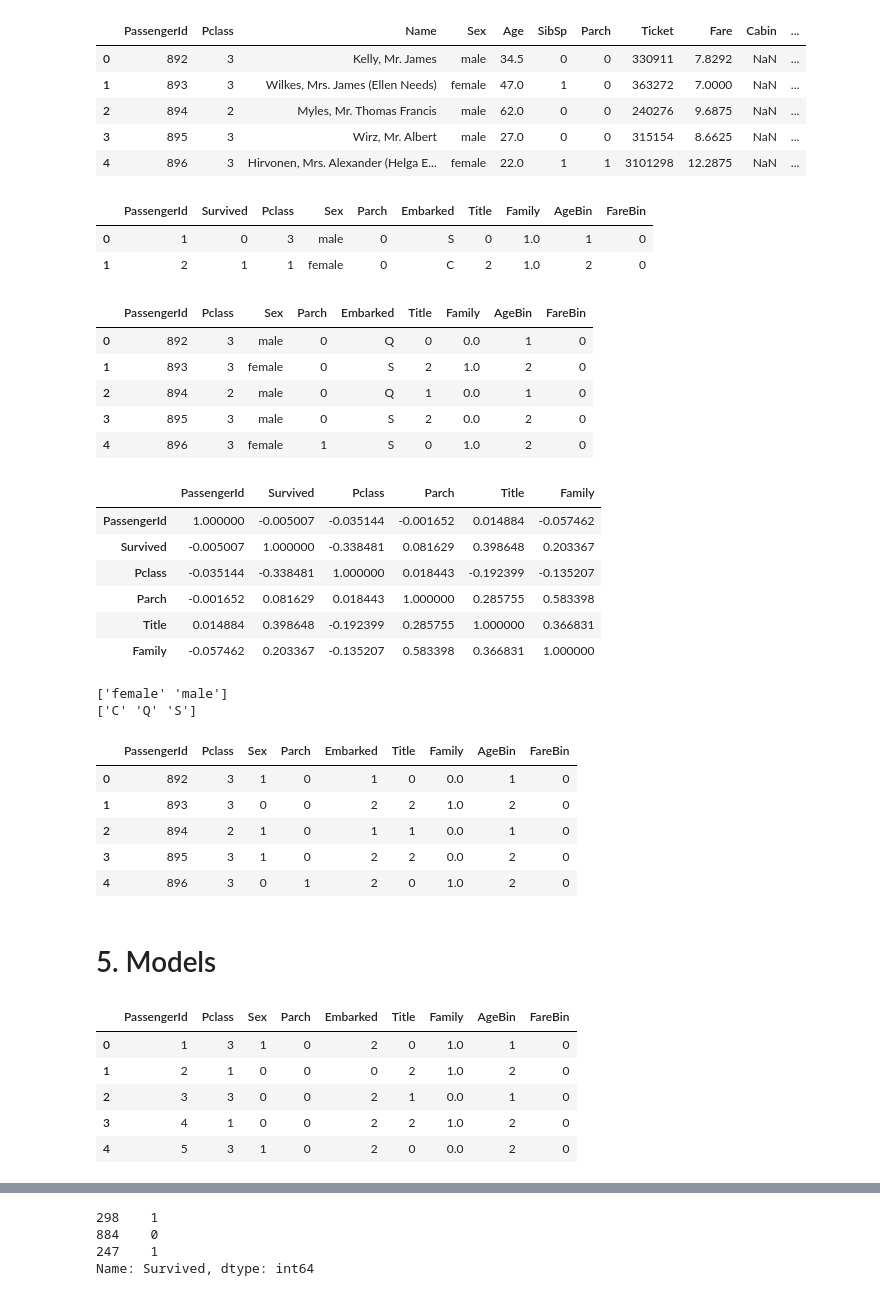
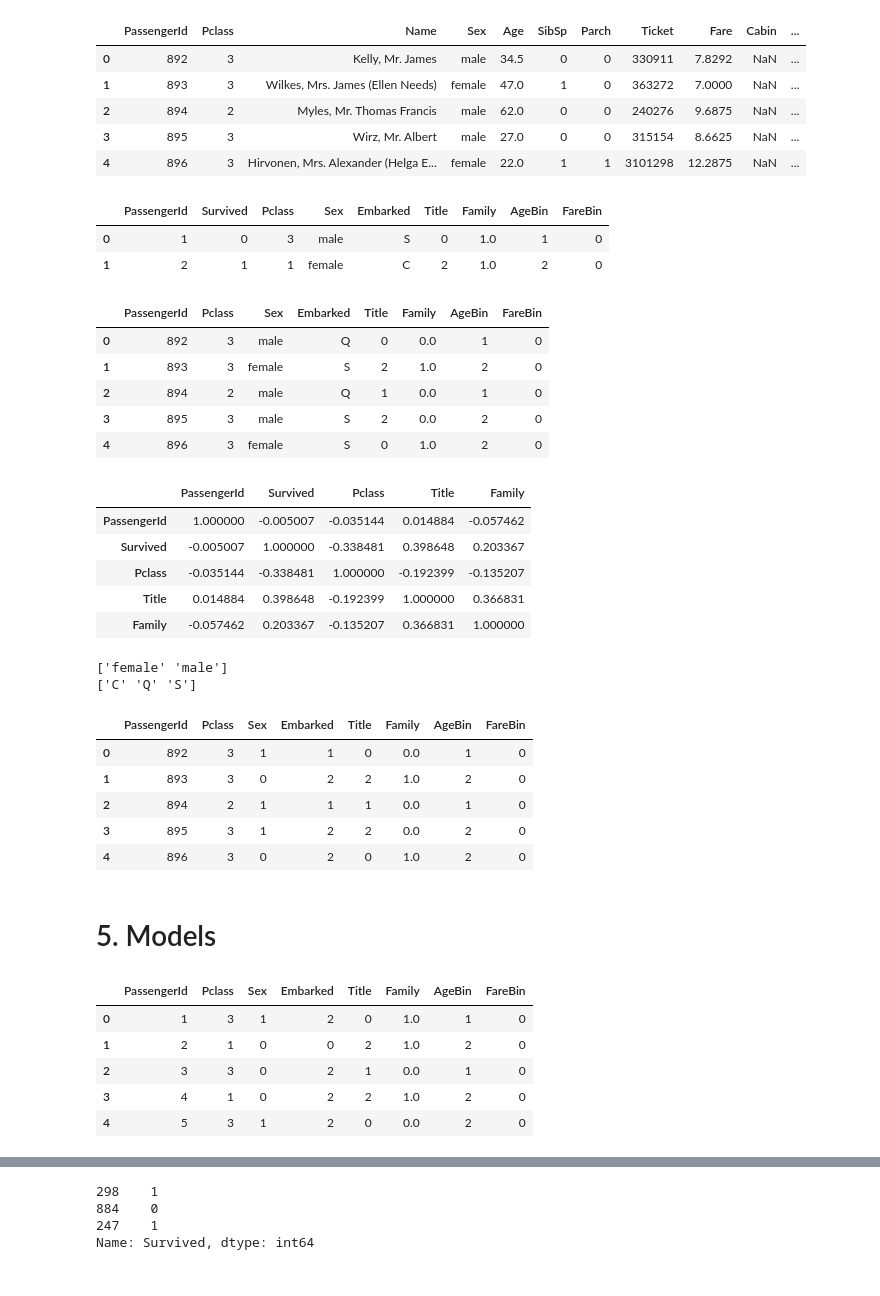
Before and after one commit to RKulagowska/Kaggle, a Jupyter notebook: titanic-202209-v2.ipynb, the cells around one changed output, grey strips where cells are left out. Drawn from its saved outputs; the diff is of its cells as text; code cells hidden in the pictures.

```diff
--- a/titanic-202209-v2.ipynb
+++ b/titanic-202209-v2.ipynb
@@ -751,32 +751,31 @@ df_test.head()
 | 3 | 895 | 3 | Wirz, Mr. Albert | male | 27.0 | 0 | 0 | 315154 | 8.6625 | NaN | ... |
 | 4 | 896 | 3 | Hirvonen, Mrs. Alexander (Helga E... | female | 22.0 | 1 | 1 | 3101298 | 12.2875 | NaN | ... |
 # %%
-df_test = df_test.drop(['Name','Ticket','Cabin','Age','Fare','SibSp'],axis=1)
-df_train = df_train.drop(['Name','Ticket','Cabin','Age','Fare','SibSp'],axis=1)
+df_test = df_test.drop(['Name','Ticket','Cabin','Age','Fare','SibSp', 'Parch'],axis=1)
+df_train = df_train.drop(['Name','Ticket','Cabin','Age','Fare','SibSp','Parch'],axis=1)
 df_train.head(2)
 # %% [output]
-|  | PassengerId | Survived | Pclass | Sex | Parch | Embarked | Title | Family | AgeBin | FareBin |
-| 0 | 1 | 0 | 3 | male | 0 | S | 0 | 1.0 | 1 | 0 |
-| 1 | 2 | 1 | 1 | female | 0 | C | 2 | 1.0 | 2 | 0 |
+|  | PassengerId | Survived | Pclass | Sex | Embarked | Title | Family | AgeBin | FareBin |
+| 0 | 1 | 0 | 3 | male | S | 0 | 1.0 | 1 | 0 |
+| 1 | 2 | 1 | 1 | female | C | 2 | 1.0 | 2 | 0 |
 # %%
 df_test.head()
 # %% [output]
-|  | PassengerId | Pclass | Sex | Parch | Embarked | Title | Family | AgeBin | FareBin |
-| 0 | 892 | 3 | male | 0 | Q | 0 | 0.0 | 1 | 0 |
-| 1 | 893 | 3 | female | 0 | S | 2 | 1.0 | 2 | 0 |
-| 2 | 894 | 2 | male | 0 | Q | 1 | 0.0 | 1 | 0 |
-| 3 | 895 | 3 | male | 0 | S | 2 | 0.0 | 2 | 0 |
-| 4 | 896 | 3 | female | 1 | S | 0 | 1.0 | 2 | 0 |
+|  | PassengerId | Pclass | Sex | Embarked | Title | Family | AgeBin | FareBin |
+| 0 | 892 | 3 | male | Q | 0 | 0.0 | 1 | 0 |
+| 1 | 893 | 3 | female | S | 2 | 1.0 | 2 | 0 |
+| 2 | 894 | 2 | male | Q | 1 | 0.0 | 1 | 0 |
+| 3 | 895 | 3 | male | S | 2 | 0.0 | 2 | 0 |
+| 4 | 896 | 3 | female | S | 0 | 1.0 | 2 | 0 |
 # %%
 df_train.corr()
 # %% [output]
-|  | PassengerId | Survived | Pclass | Parch | Title | Family |
-| PassengerId | 1.000000 | -0.005007 | -0.035144 | -0.001652 | 0.014884 | -0.057462 |
-| Survived | -0.005007 | 1.000000 | -0.338481 | 0.081629 | 0.398648 | 0.203367 |
-| Pclass | -0.035144 | -0.338481 | 1.000000 | 0.018443 | -0.192399 | -0.135207 |
-| Parch | -0.001652 | 0.081629 | 0.018443 | 1.000000 | 0.285755 | 0.583398 |
-| Title | 0.014884 | 0.398648 | -0.192399 | 0.285755 | 1.000000 | 0.366831 |
-| Family | -0.057462 | 0.203367 | -0.135207 | 0.583398 | 0.366831 | 1.000000 |
+|  | PassengerId | Survived | Pclass | Title | Family |
+| PassengerId | 1.000000 | -0.005007 | -0.035144 | 0.014884 | -0.057462 |
+| Survived | -0.005007 | 1.000000 | -0.338481 | 0.398648 | 0.203367 |
+| Pclass | -0.035144 | -0.338481 | 1.000000 | -0.192399 | -0.135207 |
+| Title | 0.014884 | 0.398648 | -0.192399 | 1.000000 | 0.366831 |
+| Family | -0.057462 | 0.203367 | -0.135207 | 0.366831 | 1.000000 |
 # %%
 # labelEncoder - categorical Value
 
@@ -793,12 +792,12 @@ df_test.head()
 # %% [output]
 ['female' 'male']
 ['C' 'Q' 'S']
-|  | PassengerId | Pclass | Sex | Parch | Embarked | Title | Family | AgeBin | FareBin |
-| 0 | 892 | 3 | 1 | 0 | 1 | 0 | 0.0 | 1 | 0 |
-| 1 | 893 | 3 | 0 | 0 | 2 | 2 | 1.0 | 2 | 0 |
-| 2 | 894 | 2 | 1 | 0 | 1 | 1 | 0.0 | 1 | 0 |
-| 3 | 895 | 3 | 1 | 0 | 2 | 2 | 0.0 | 2 | 0 |
-| 4 | 896 | 3 | 0 | 1 | 2 | 0 | 1.0 | 2 | 0 |
+|  | PassengerId | Pclass | Sex | Embarked | Title | Family | AgeBin | FareBin |
+| 0 | 892 | 3 | 1 | 1 | 0 | 0.0 | 1 | 0 |
+| 1 | 893 | 3 | 0 | 2 | 2 | 1.0 | 2 | 0 |
+| 2 | 894 | 2 | 1 | 1 | 1 | 0.0 | 1 | 0 |
+| 3 | 895 | 3 | 1 | 2 | 2 | 0.0 | 2 | 0 |
+| 4 | 896 | 3 | 0 | 2 | 0 | 1.0 | 2 | 0 |
 # %% [markdown]
 # 5. Models
 # %%
@@ -806,12 +805,12 @@ target = df_train['Survived']
 data = df_train.drop('Survived', axis=1)
 data.head()
 # %% [output]
-|  | PassengerId | Pclass | Sex | Parch | Embarked | Title | Family | AgeBin | FareBin |
-| 0 | 1 | 3 | 1 | 0 | 2 | 0 | 1.0 | 1 | 0 |
-| 1 | 2 | 1 | 0 | 0 | 0 | 2 | 1.0 | 2 | 0 |
-| 2 | 3 | 3 | 0 | 0 | 2 | 1 | 0.0 | 1 | 0 |
-| 3 | 4 | 1 | 0 | 0 | 2 | 2 | 1.0 | 2 | 0 |
-| 4 | 5 | 3 | 1 | 0 | 2 | 0 | 0.0 | 2 | 0 |
+|  | PassengerId | Pclass | Sex | Embarked | Title | Family | AgeBin | FareBin |
+| 0 | 1 | 3 | 1 | 2 | 0 | 1.0 | 1 | 0 |
+| 1 | 2 | 1 | 0 | 0 | 2 | 1.0 | 2 | 0 |
+| 2 | 3 | 3 | 0 | 2 | 1 | 0.0 | 1 | 0 |
+| 3 | 4 | 1 | 0 | 2 | 2 | 1.0 | 2 | 0 |
+| 4 | 5 | 3 | 1 | 2 | 0 | 0.0 | 2 | 0 |
 # %%
 x_train,x_test,y_train,y_test=train_test_split(data,target,test_size=0.25,random_state=42)
 # %%
```
Also changed, not shown: parts of 15 cells of this notebook.
